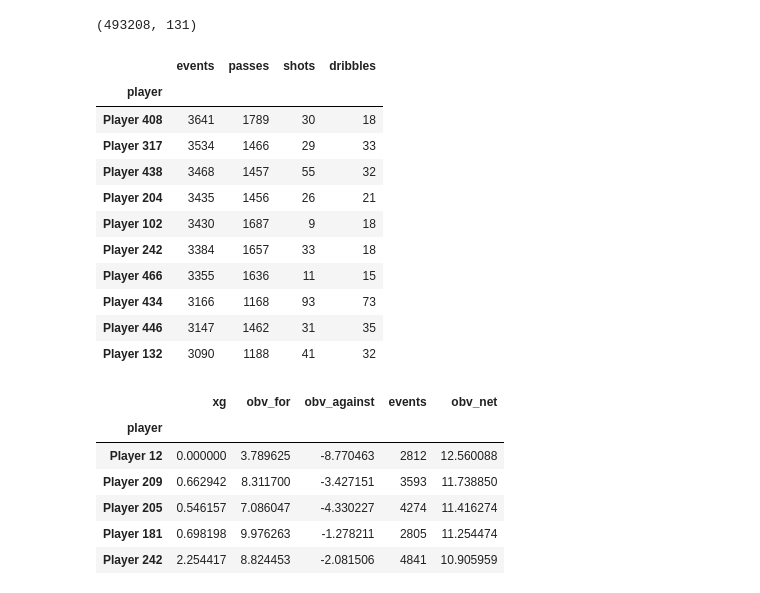
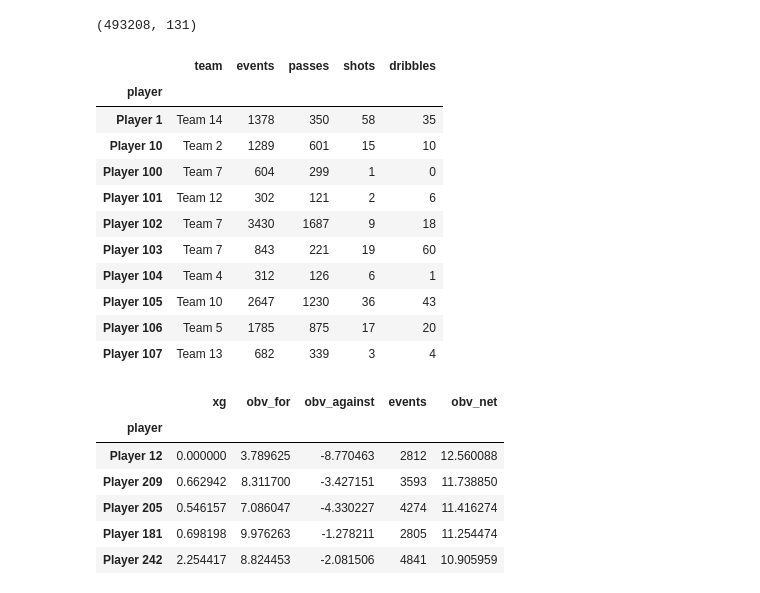
Before and after one commit to zavrelis/sparta, a Jupyter notebook: analysis_metric_similarity_system.ipynb, the cells around one changed output. Cells and saved outputs as stored; diff of their text form; code cells hidden in the pictures.

```diff
--- a/analysis_metric_similarity_system.ipynb
+++ b/analysis_metric_similarity_system.ipynb
@@ -178,30 +175,31 @@ df_core.shape
 # %%
 player_events = (
     df_core
     .groupby("player")
     .agg(
+        team=("team", "first"),   # 👈 TADY
         events=("type", "count"),
         passes=("type", lambda x: (x == "Pass").sum()),
         shots=("type", lambda x: (x == "Shot").sum()),
         dribbles=("type", lambda x: (x == "Dribble").sum()),
     )
-    .sort_values("events", ascending=False)
 )
 
+
 player_events.head(10)
 # %% [output]
-|  | events | passes | shots | dribbles |
-| player |  |  |  |  |
-| Player 408 | 3641 | 1789 | 30 | 18 |
-| Player 317 | 3534 | 1466 | 29 | 33 |
-| Player 438 | 3468 | 1457 | 55 | 32 |
-| Player 204 | 3435 | 1456 | 26 | 21 |
-| Player 102 | 3430 | 1687 | 9 | 18 |
-| Player 242 | 3384 | 1657 | 33 | 18 |
-| Player 466 | 3355 | 1636 | 11 | 15 |
-| Player 434 | 3166 | 1168 | 93 | 73 |
-| Player 446 | 3147 | 1462 | 31 | 35 |
-| Player 132 | 3090 | 1188 | 41 | 32 |
+|  | team | events | passes | shots | dribbles |
+| player |  |  |  |  |  |
+| Player 1 | Team 14 | 1378 | 350 | 58 | 35 |
+| Player 10 | Team 2 | 1289 | 601 | 15 | 10 |
+| Player 100 | Team 7 | 604 | 299 | 1 | 0 |
+| Player 101 | Team 12 | 302 | 121 | 2 | 6 |
+| Player 102 | Team 7 | 3430 | 1687 | 9 | 18 |
+| Player 103 | Team 7 | 843 | 221 | 19 | 60 |
+| Player 104 | Team 4 | 312 | 126 | 6 | 1 |
+| Player 105 | Team 10 | 2647 | 1230 | 36 | 43 |
+| Player 106 | Team 5 | 1785 | 875 | 17 | 20 |
+| Player 107 | Team 13 | 682 | 339 | 3 | 4 |
 # %%
 player_value = (
     df
```
Also changed, not shown: parts of 11 cells of this notebook, 4 other files.
